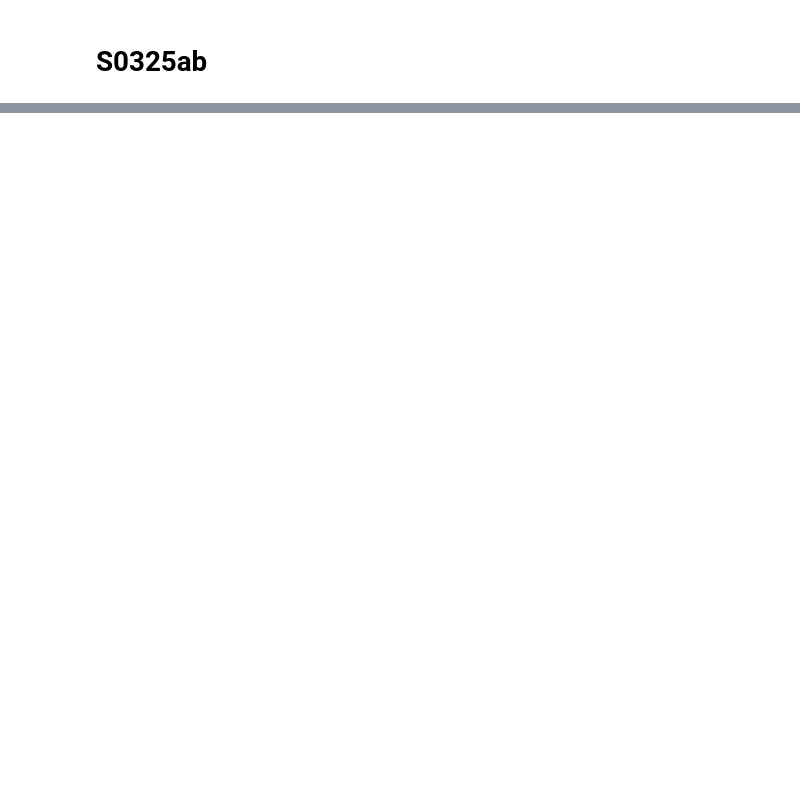
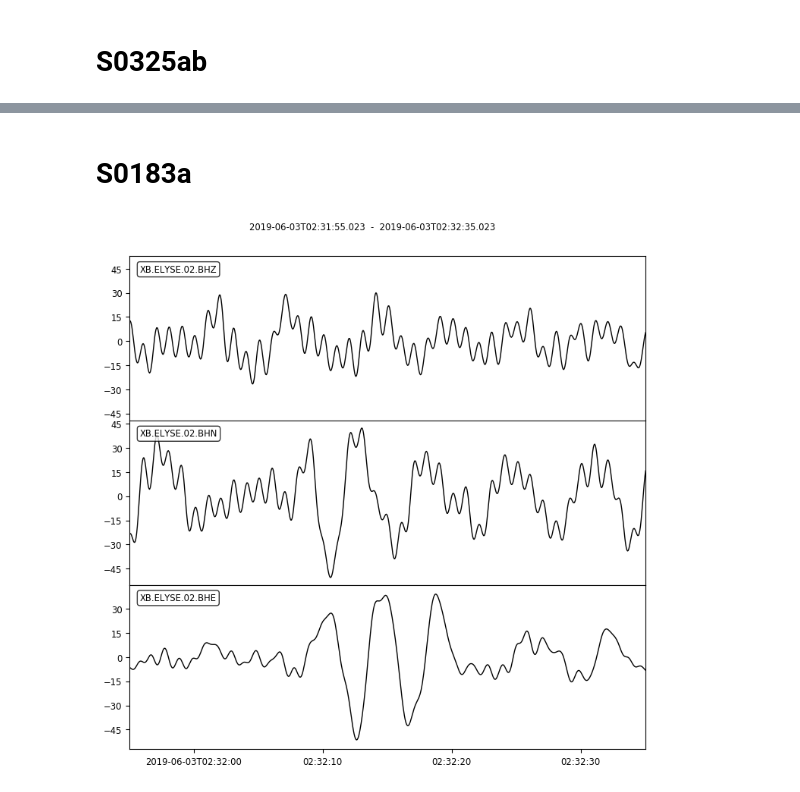
Before and after one commit to maddysita-17/Sita_Marsquakes2020, a Jupyter notebook: script_notebooks/baz_calc.ipynb, the cells around one changed output, grey strips where cells are left out. Drawn from its saved outputs; the diff is of its cells as text; code cells hidden in the pictures; blank space fills up the shorter version.

```diff
--- a/script_notebooks/baz_calc.ipynb
+++ b/script_notebooks/baz_calc.ipynb
@@ -376,0 +361,15 @@ streamRT.plot();
+# %% [markdown]
+# S0183a
+# %%
+begin = UTCDateTime('2019-06-03T02:27:49')  # p-wave arrival
+end = UTCDateTime('2019-06-03T02:32:15')    # s-wave arrival
+
+st_uvw = waveforms(begin, end, 600)
+st_z12 = uvw2enz(st_uvw)
+
+stf = st_z12.copy()
+stf.filter('bandpass', freqmin = 0.125, freqmax = 1.0, corners=4, zerophase=True)
+stzoom = stf.slice(starttime=end-20, endtime=end+20)
+stzoom.plot();
+# %% [output]
+[figure, added]
```
Also changed, not shown: parts of 23 cells of this notebook, 15 other files.
